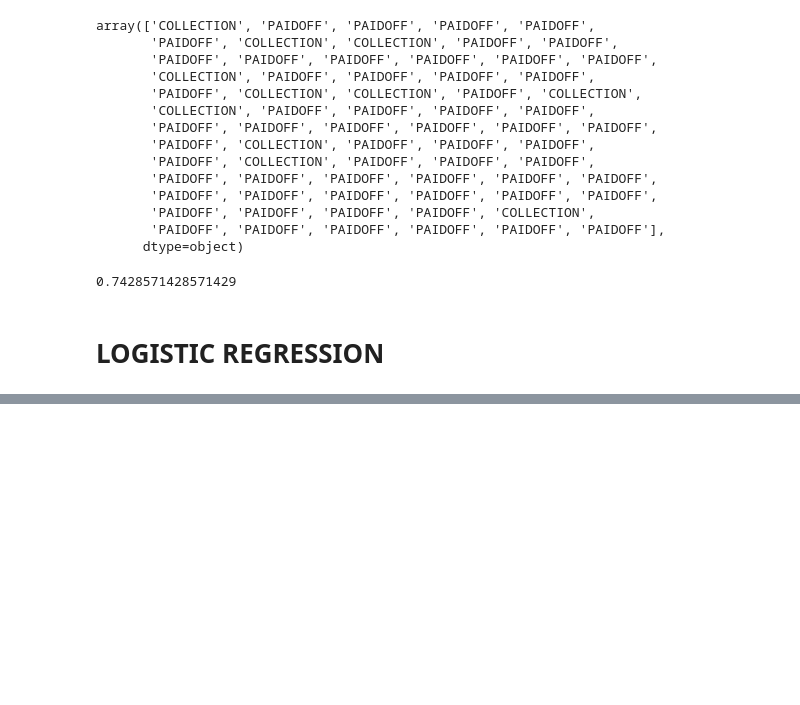
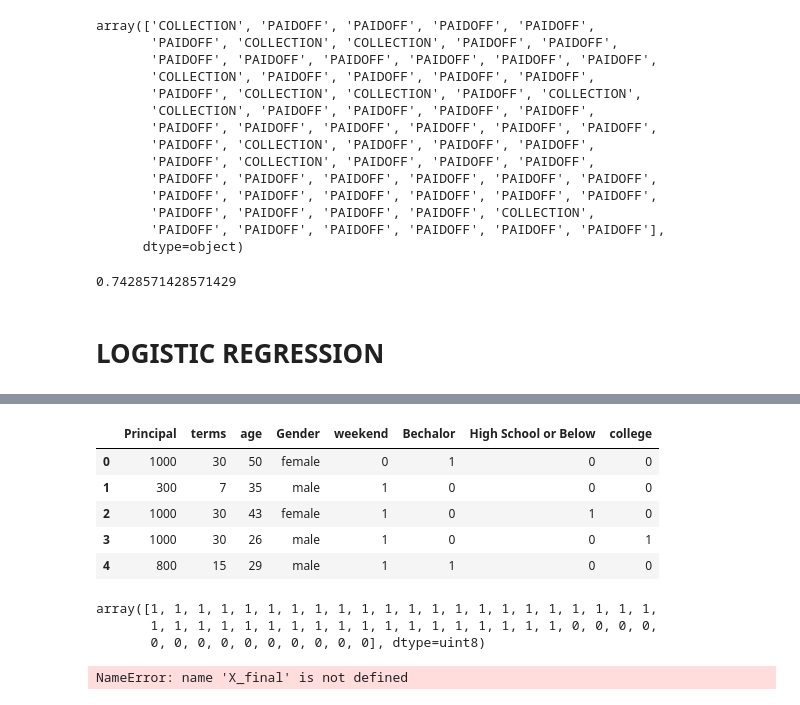
Before and after one commit to SrideviSateesh/capstone-capture-project, a Jupyter notebook: Capstone_Intro_Notebook.ipynb, the cells around one changed output, grey strips where cells are left out. Saved outputs shown, nothing was run; the diff lists cells and outputs as text; code cells hidden in the pictures; blank space fills up the shorter version.

```diff
--- a/Capstone_Intro_Notebook.ipynb
+++ b/Capstone_Intro_Notebook.ipynb
@@ -296,0 +445,51 @@ NameError: name 'lr' is not defined
+# %%
+test_df['effective_date']=pd.to_datetime(test_df['effective_date'])
+test_df['dayofweek'] = test_df['effective_date'].dt.dayofweek
+test_df['weekend'] = test_df['dayofweek'].apply(lambda x: 1 if (x>3)  else 0)
+Feature_test = test_df[['Principal','terms','age','Gender','weekend']]
+Feature_test = pd.concat([Feature_test,pd.get_dummies(test_df['education'])], axis=1)
+Feature_test.drop(['Master or Above'], axis = 1,inplace=True)
+Feature_test.head()
+# %% [output]
+|  | Principal | terms | age | Gender | weekend | Bechalor | High School or Below | college |
+| 0 | 1000 | 30 | 50 | female | 0 | 1 | 0 | 0 |
+| 1 | 300 | 7 | 35 | male | 1 | 0 | 0 | 0 |
+| 2 | 1000 | 30 | 43 | female | 1 | 0 | 1 | 0 |
+| 3 | 1000 | 30 | 26 | male | 1 | 0 | 0 | 1 |
+| 4 | 800 | 15 | 29 | male | 1 | 1 | 0 | 0 |
+# %%
+X_testset=Feature_test
+y_testset=pd.get_dummies(test_df['loan_status'])['PAIDOFF'].values
+y_testset
+# %% [output]
+array([1, 1, 1, 1, 1, 1, 1, 1, 1, 1, 1, 1, 1, 1, 1, 1, 1, 1, 1, 1, 1, 1,
+       1, 1, 1, 1, 1, 1, 1, 1, 1, 1, 1, 1, 1, 1, 1, 1, 1, 1, 0, 0, 0, 0,
+       0, 0, 0, 0, 0, 0, 0, 0, 0, 0], dtype=uint8)
+# %%
+
+
+#---------------- KNN ----------------------------------------------------
+knn_classification_final = neigh.predict(X_final)
+print("KNN Jaccard index: %.4f" % jaccard_similarity_score(y_final, knn_classification_final))
+print("KNN F1-score: %.4f" % f1_score(y_final, knn_classification_final, average='weighted'),"\n")
+
+
+#---------------- Decision Trees -----------------------------------------
+dt_loan_classification_final = loanTree.predict(X_final)
+print("DT Jaccard index: %.4f" % jaccard_similarity_score(y_final, dt_loan_classification_final))
+print("DT F1-score: %.4f" % f1_score(y_final, dt_loan_classification_final, average='weighted'),"\n")
+
+#---------------- SVM -----------------------------------------------------
+loan_predictor_svm_final = clf_lin.predict(X_final)
+print("SVM Jaccard index: %.4f" % jaccard_similarity_score(y_final, loan_predictor_svm_final))
+print("SVM F1-score: %.4f" % f1_score(y_final, loan_predictor_svm_final, average='weighted'),"\n")
+
+#---------------- Logistic Regression -------------------------------------
+loan_predictor_lr_final = LR_lbfgs.predict(X_final)
+loan_predictor_lr_final_prob = LR_lbfgs.predict_proba(X_final)
+
+print("LR Jaccard index: %.4f" % jaccard_similarity_score(y_final, loan_predictor_lr_final))
+print("LR F1-score: %.4f" % f1_score(y_final, loan_predictor_lr_final, average='weighted'))
+print("LR LogLoss index: %.4f" % log_loss(y_final, loan_predictor_lr_final_prob))
+# %% [output]
+NameError: name 'X_final' is not defined
```
Also changed, not shown: parts of 16 cells of this notebook.
